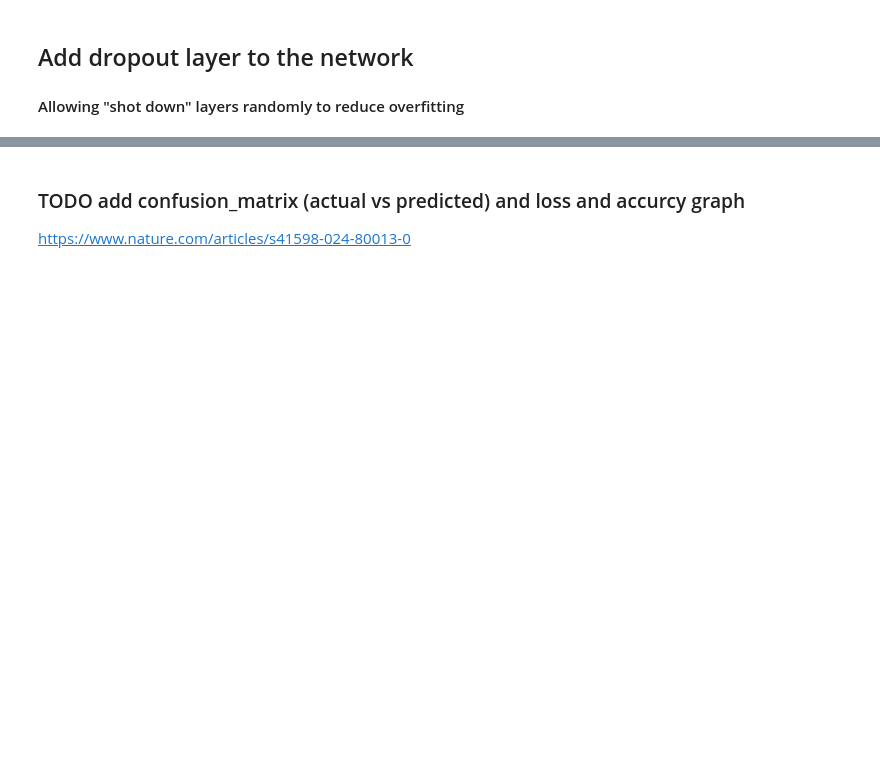
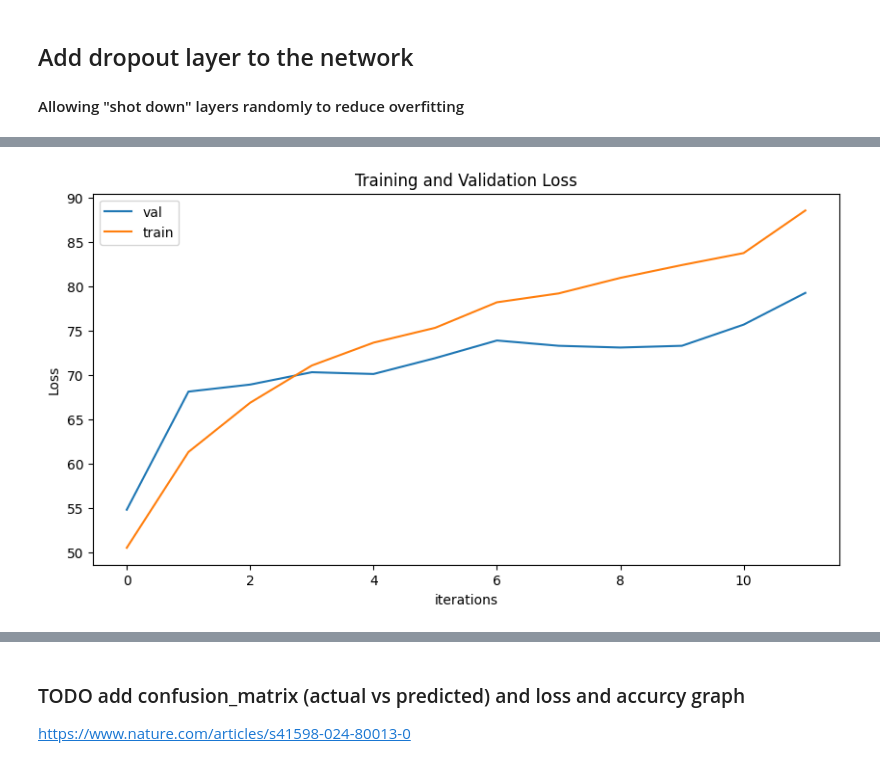
Before and after one commit to TairCohen/Computer-Vision-Project, a Jupyter notebook: skin-disease-classification.ipynb, the cells around one changed output, grey strips where cells are left out. Drawn from its saved outputs; the diff is of its cells as text; code cells hidden in the pictures; blank space fills up the shorter version.

Commit message:
Add loss and accuracy graphs

```diff
--- a/skin-disease-classification.ipynb
+++ b/skin-disease-classification.ipynb
@@ -323,14 +288,21 @@ scheduler = optim.lr_scheduler.ReduceLROnPlateau(optimizer, mode='min', patience
 # scheduler = optim.lr_scheduler.CosineAnnealingLR(optimizer, T_max=50, eta_min=1e-6)
 # scheduler = optim.lr_scheduler.StepLR(optimizer, step_size=20, gamma=0.5)  # Reduce LR every n epochs by a factor of 0.5
 
-epochs = 50
+epochs = 25
+test_a = []
+train_a = []
+test_l = []
+train_l = []
 for epoch in range(1, epochs + 1):
     train_loss, train_acc = train_loop(train_loader, model, criterion, optimizer, c_device)
     test_loss, test_acc = inference_loop(test_loader, model, criterion, c_device)
-    if True or epoch % 5 == 0:
-        print('Train', f'Epoch: {epoch:03d} / {epochs:03d}',  f'Loss: {train_loss:7.4g}', f'Accuracy: {train_acc:.3f}',  sep='   ')
-        print(' Test', f'Epoch: {epoch:03d} / {epochs:03d}',  f'Loss: {test_loss:7.4g}', f'Accuracy: {test_acc:.3f}', sep='   ')
+    print('Train', f'Epoch: {epoch:03d} / {epochs:03d}',  f'Loss: {train_loss:7.4g}', f'Accuracy: {train_acc:.3f}',  sep='   ')
+    print(' Test', f'Epoch: {epoch:03d} / {epochs:03d}',  f'Loss: {test_loss:7.4g}', f'Accuracy: {test_acc:.3f}', sep='   ')
     # scheduler.step()
+    test_a.append(test_acc)
+    train_a.append(train_acc)
+    test_l.append(test_loss)
+    train_l.append(train_loss)
     scheduler.step(test_loss)
 
 
@@ -374 +346,12 @@ Train   Epoch: 043 / 050   Loss: 0.003777   Accuracy: 91.053
 KeyboardInterrupt:
+# %%
+plt.figure(figsize=(10,5))
+plt.title("Training and Validation Loss")
+plt.plot(test_a,label="val")
+plt.plot(train_a,label="train")
+plt.xlabel("iterations")
+plt.ylabel("Loss")
+plt.legend()
+plt.show()
+# %% [output]
+[figure, added]
```
Also changed, not shown: parts of 9 cells of this notebook.
